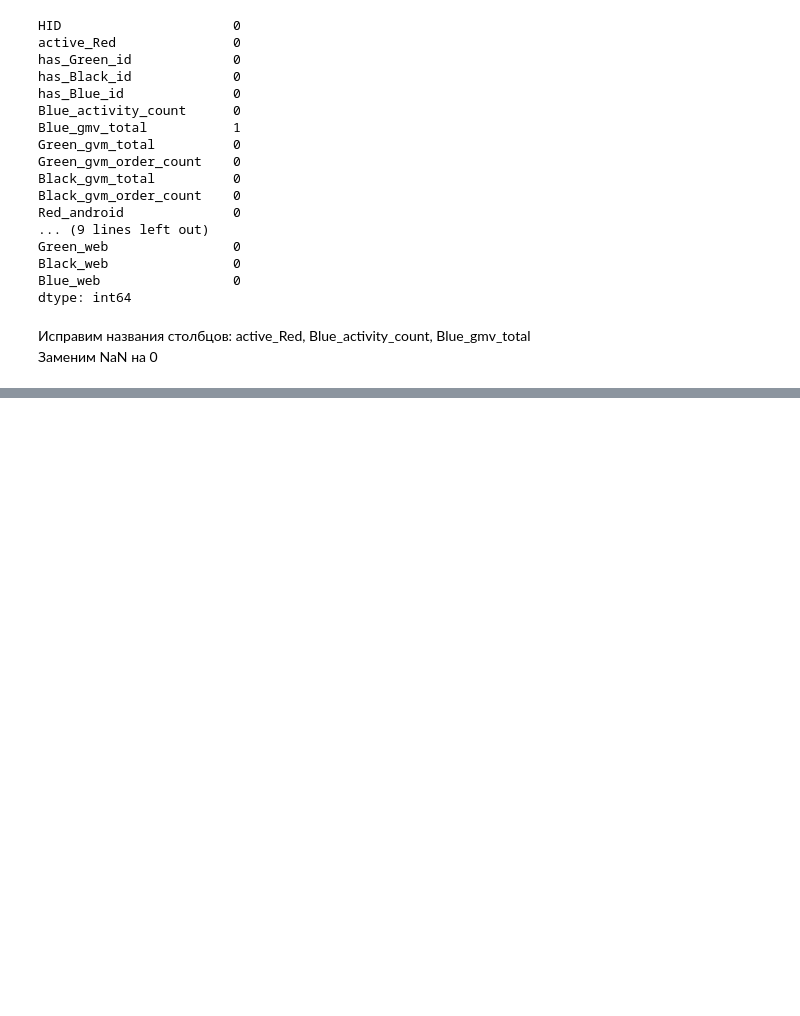
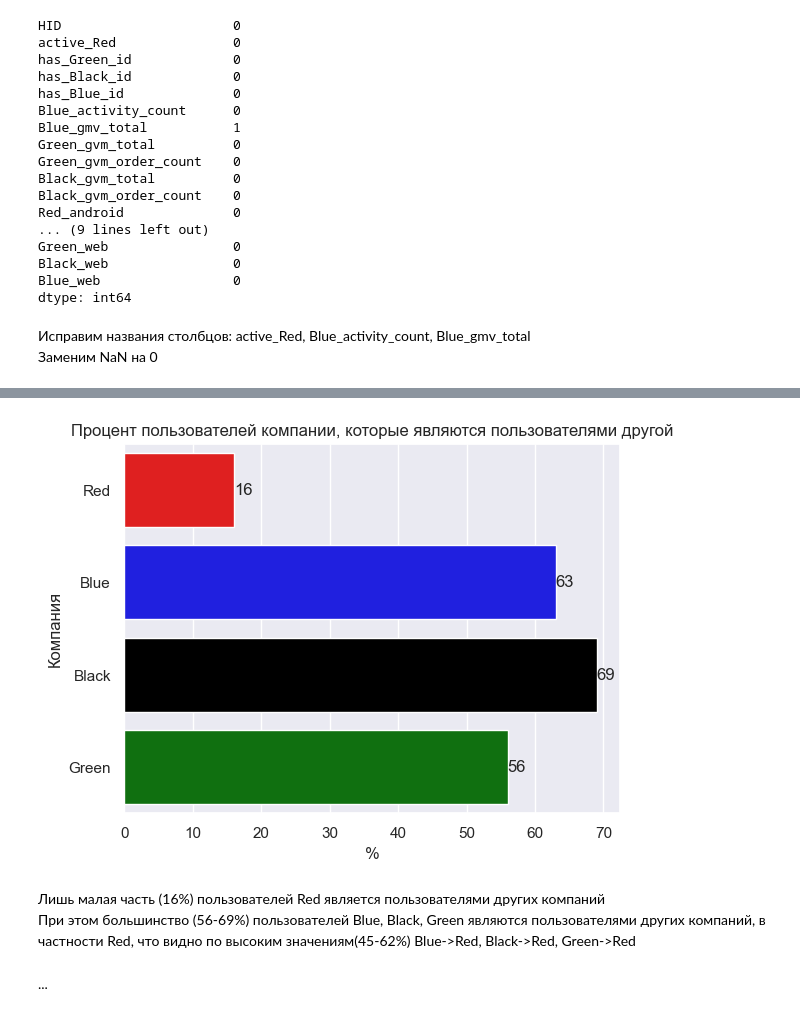
Before and after one commit to reboot2h/VK-Data-Analyst-test, a Jupyter notebook: task4.ipynb, the cells around one changed output, grey strips where cells are left out. Saved outputs shown, nothing was run; the diff lists cells and outputs as text; code cells hidden in the pictures; blank space fills up the shorter version.

```diff
--- a/task4.ipynb
+++ b/task4.ipynb
@@ -73,0 +94,18 @@ plt.show()
+# %%
+company_combo_2 = {
+    "Red": round(((df.has_Red_id > 0) * ((df.has_Blue_id > 0) + (df.has_Black_id > 0) + (df.has_Green_id > 0))).sum() / (df.has_Red_id > 0).sum()  * 100),
+    "Blue": round(((df.has_Blue_id > 0) * ((df.has_Red_id > 0) + (df.has_Black_id > 0) + (df.has_Green_id > 0))).sum() / (df.has_Blue_id > 0).sum()  * 100),
+    "Black": round(((df.has_Black_id > 0) * ((df.has_Red_id > 0) + (df.has_Blue_id > 0) + (df.has_Green_id > 0))).sum() / (df.has_Black_id > 0).sum()  * 100),
+    "Green": round(((df.has_Green_id > 0) * ((df.has_Red_id > 0) + (df.has_Blue_id > 0) + (df.has_Black_id > 0))).sum() / (df.has_Green_id > 0).sum()  * 100)
+}
+ax = sns.barplot(y=list(company_combo_2.keys()), x=list(company_combo_2.values()), palette=['red', 'blue', 'black', 'green'])
+ax.set(xlabel='%', ylabel='Компания', title='Процент пользователей компании, которые являются пользователями другой')
+ax.bar_label(ax.containers[0])
+plt.show()
+# %% [output]
+[figure, added]
+# %% [markdown]
+Лишь малая часть (16%) пользователей Red является пользователями других компаний
+При этом большинство (56-69%) пользователей Blue, Black, Green являются пользователями других компаний, в частности Red, что видно по высоким значениям(45-62%) Blue->Red, Black->Red, Green->Red
+# %% [markdown]
+...
```
Also changed, not shown: parts of 3 cells of this notebook.
